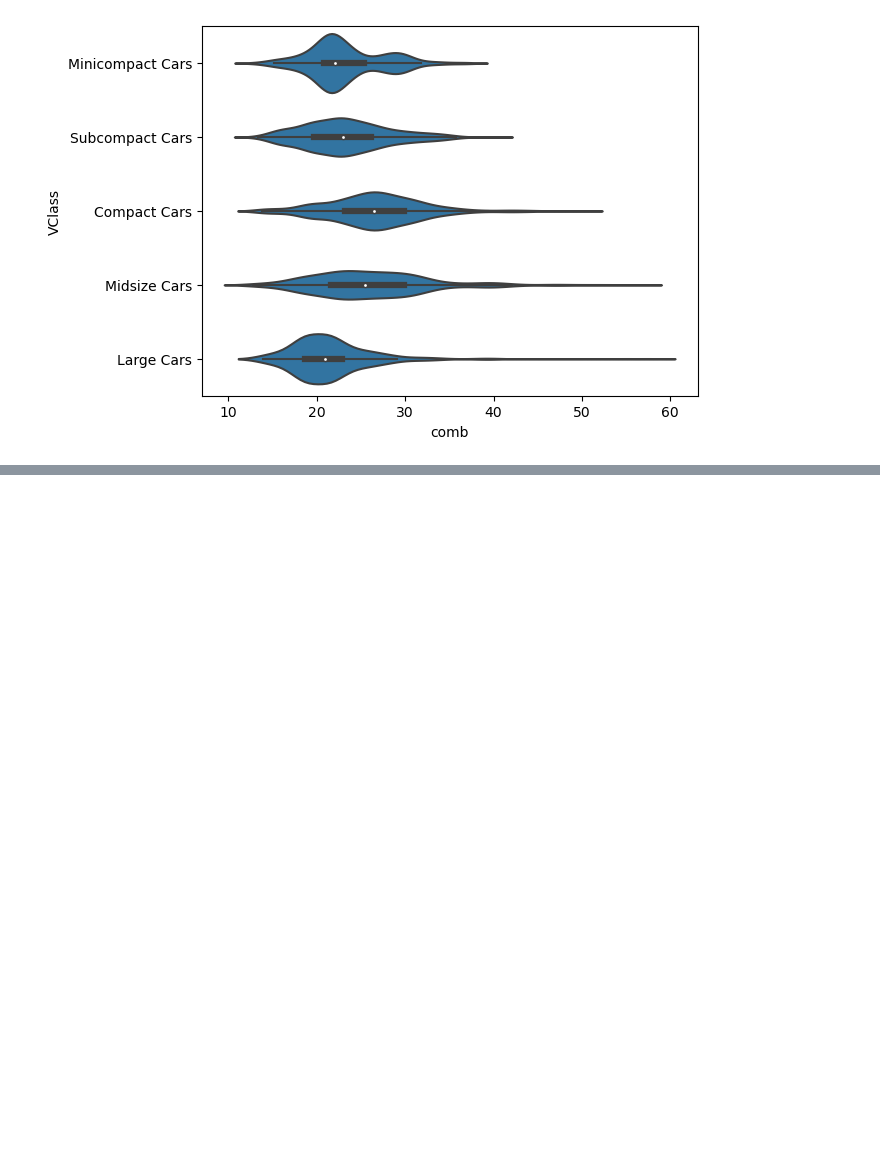
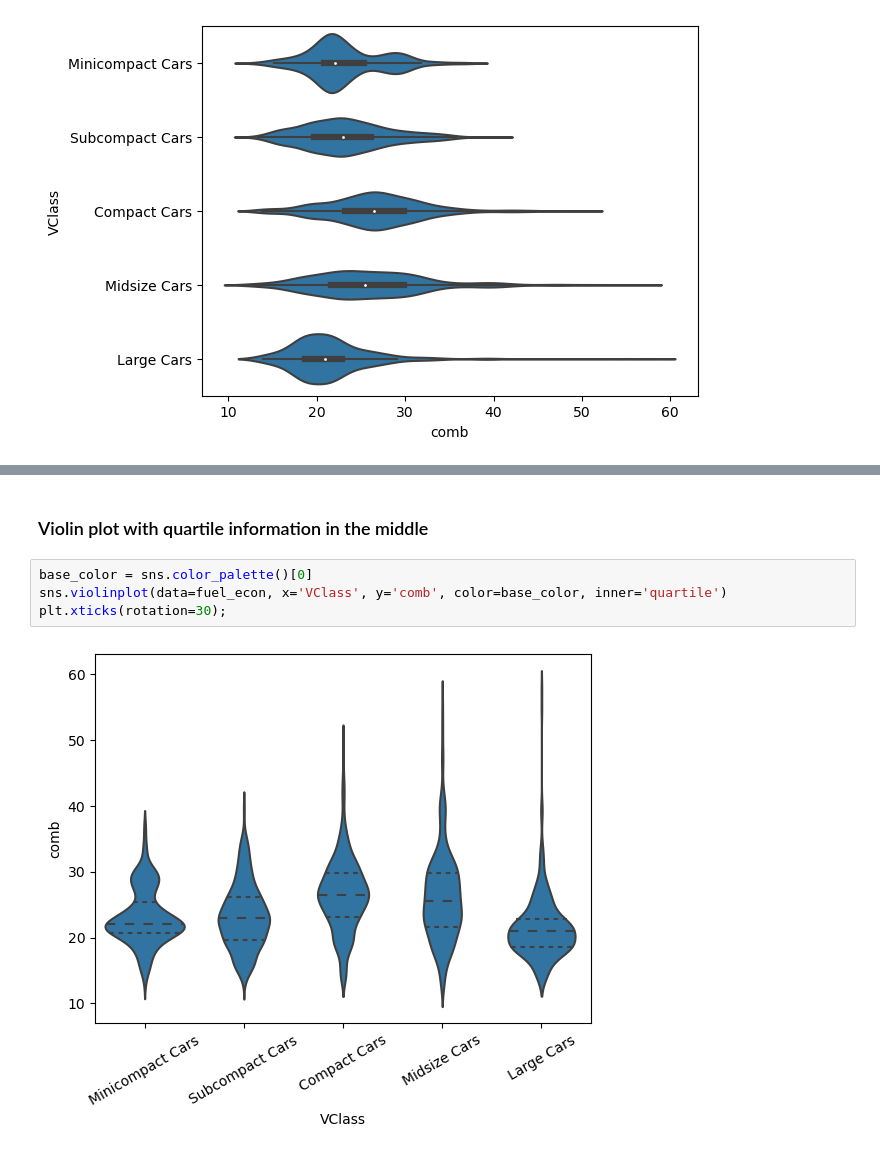
Before and after one commit to sidahmed-faisal/PokemonVis, a Jupyter notebook: fuel_econ.ipynb, the cells around one changed output, grey strips where cells are left out. Saved outputs shown, nothing was run; the diff lists cells and outputs as text; blank space fills up the shorter version.

```diff
--- a/fuel_econ.ipynb
+++ b/fuel_econ.ipynb
@@ -226,0 +281,8 @@ sns.violinplot(data=fuel_econ, y='VClass', x='comb', color=base_color, innner=No
+# %% [markdown]
+### Violin plot with quartile information in the middle
+# %%
+base_color = sns.color_palette()[0]
+sns.violinplot(data=fuel_econ, x='VClass', y='comb', color=base_color, inner='quartile')
+plt.xticks(rotation=30);
+# %% [output]
+[figure, added]
```
Also changed, not shown: parts of 6 cells of this notebook.
